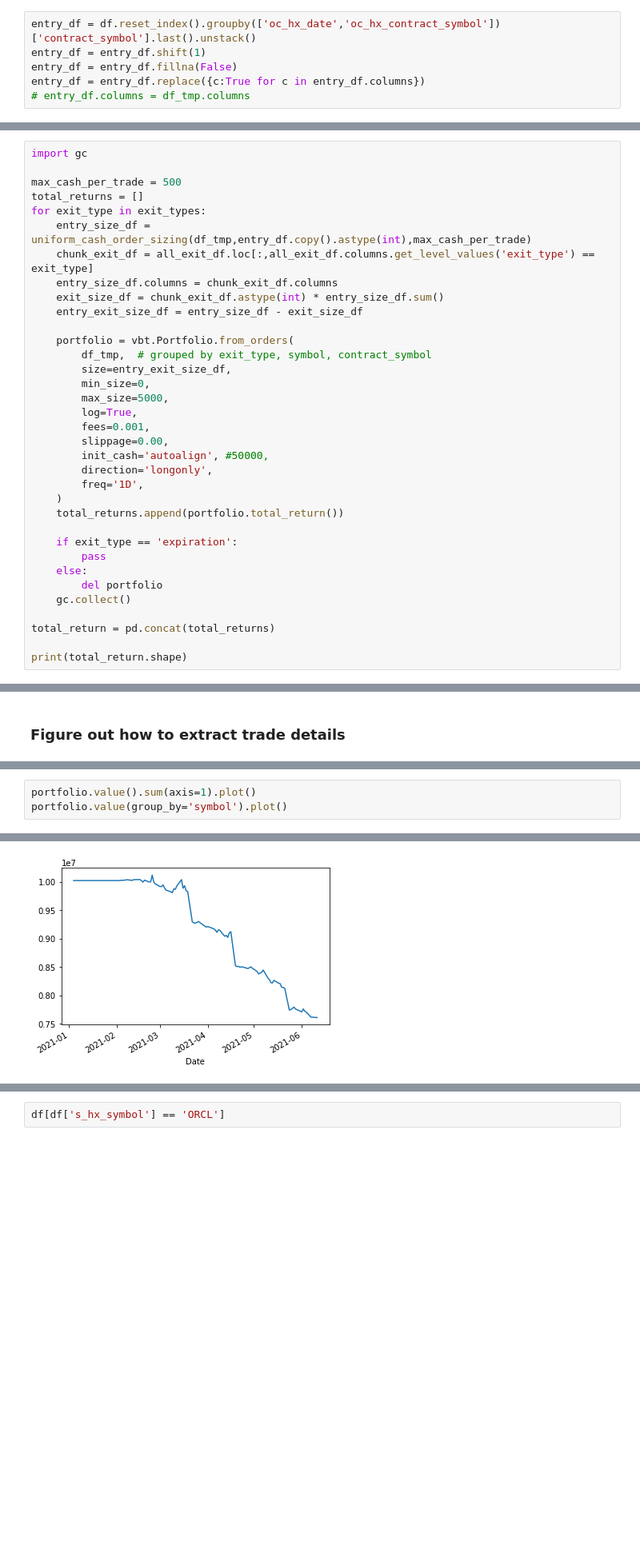
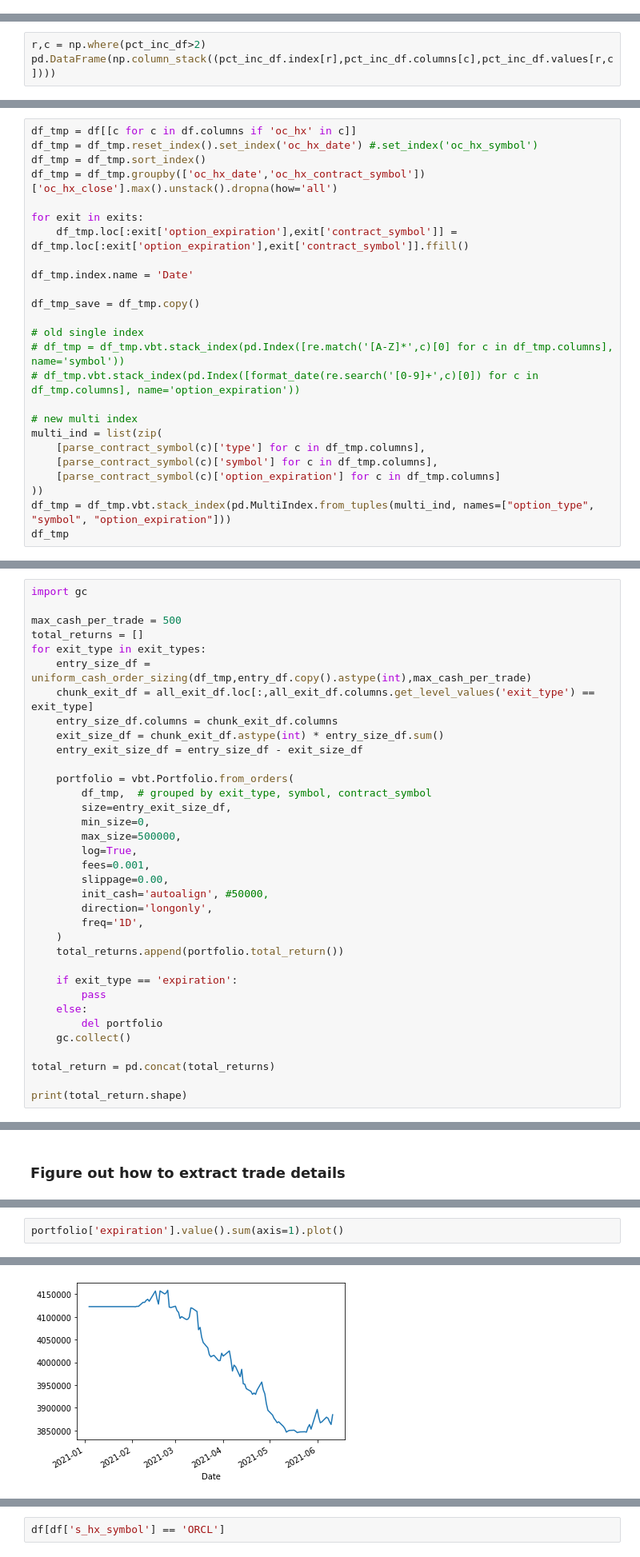
Before and after one commit to xbno/vectorbt, a Jupyter notebook: examples/multi.ipynb, the cells around one changed output, grey strips where cells are left out. Shown at 80% size. Saved outputs shown, nothing was run; the diff lists cells and outputs as text; blank space fills up the shorter version.

```diff
--- a/examples/multi.ipynb
+++ b/examples/multi.ipynb
@@ -89,6 +71,0 @@ exits.iloc[:,:] = False
-# %%
-entry_df = df.reset_index().groupby(['oc_hx_date','oc_hx_contract_symbol'])['contract_symbol'].last().unstack()
-entry_df = entry_df.shift(1)
-entry_df = entry_df.fillna(False)
-entry_df = entry_df.replace({c:True for c in entry_df.columns})
-# entry_df.columns = df_tmp.columns
@@ -126,0 +140,3 @@ def parse_contract_symbol(cs):
+# %%
+r,c = np.where(pct_inc_df>2)
+pd.DataFrame(np.column_stack((pct_inc_df.index[r],pct_inc_df.columns[c],pct_inc_df.values[r,c])))
@@ -126,0 +241,25 @@ def parse_contract_symbol(cs):
+# %%
+df_tmp = df[[c for c in df.columns if 'oc_hx' in c]]
+df_tmp = df_tmp.reset_index().set_index('oc_hx_date') #.set_index('oc_hx_symbol')
+df_tmp = df_tmp.sort_index()
+df_tmp = df_tmp.groupby(['oc_hx_date','oc_hx_contract_symbol'])['oc_hx_close'].max().unstack().dropna(how='all')
+
+for exit in exits:
+    df_tmp.loc[:exit['option_expiration'],exit['contract_symbol']] = df_tmp.loc[:exit['option_expiration'],exit['contract_symbol']].ffill()
+
+df_tmp.index.name = 'Date'
+
+df_tmp_save = df_tmp.copy()
+
+# old single index
+# df_tmp = df_tmp.vbt.stack_index(pd.Index([re.match('[A-Z]*',c)[0] for c in df_tmp.columns], name='symbol'))
+# df_tmp.vbt.stack_index(pd.Index([format_date(re.search('[0-9]+',c)[0]) for c in df_tmp.columns], name='option_expiration'))
+
+# new multi index
+multi_ind = list(zip(
+    [parse_contract_symbol(c)['type'] for c in df_tmp.columns],
+    [parse_contract_symbol(c)['symbol'] for c in df_tmp.columns],
+    [parse_contract_symbol(c)['option_expiration'] for c in df_tmp.columns]
+))
+df_tmp = df_tmp.vbt.stack_index(pd.MultiIndex.from_tuples(multi_ind, names=["option_type", "symbol", "option_expiration"]))
+df_tmp
@@ -424,7 +508,7 @@ for exit_type in exit_types:
         df_tmp,  # grouped by exit_type, symbol, contract_symbol
         size=entry_exit_size_df,
         min_size=0,
-        max_size=5000,
+        max_size=500000,
         log=True,
         fees=0.001,
         slippage=0.00,
@@ -991,6 +1104,5 @@ trade_df[trade_df['order_id'] != -1].head().T
 # %%
-portfolio.value().sum(axis=1).plot()
-portfolio.value(group_by='symbol').plot()
+portfolio['expiration'].value().sum(axis=1).plot()
 # %% [output]
 <matplotlib.axes._subplots.AxesSubplot at 0x...>
-[figure, old version]
+[figure, new version]
```
Also changed, not shown: parts of 73 cells of this notebook.
